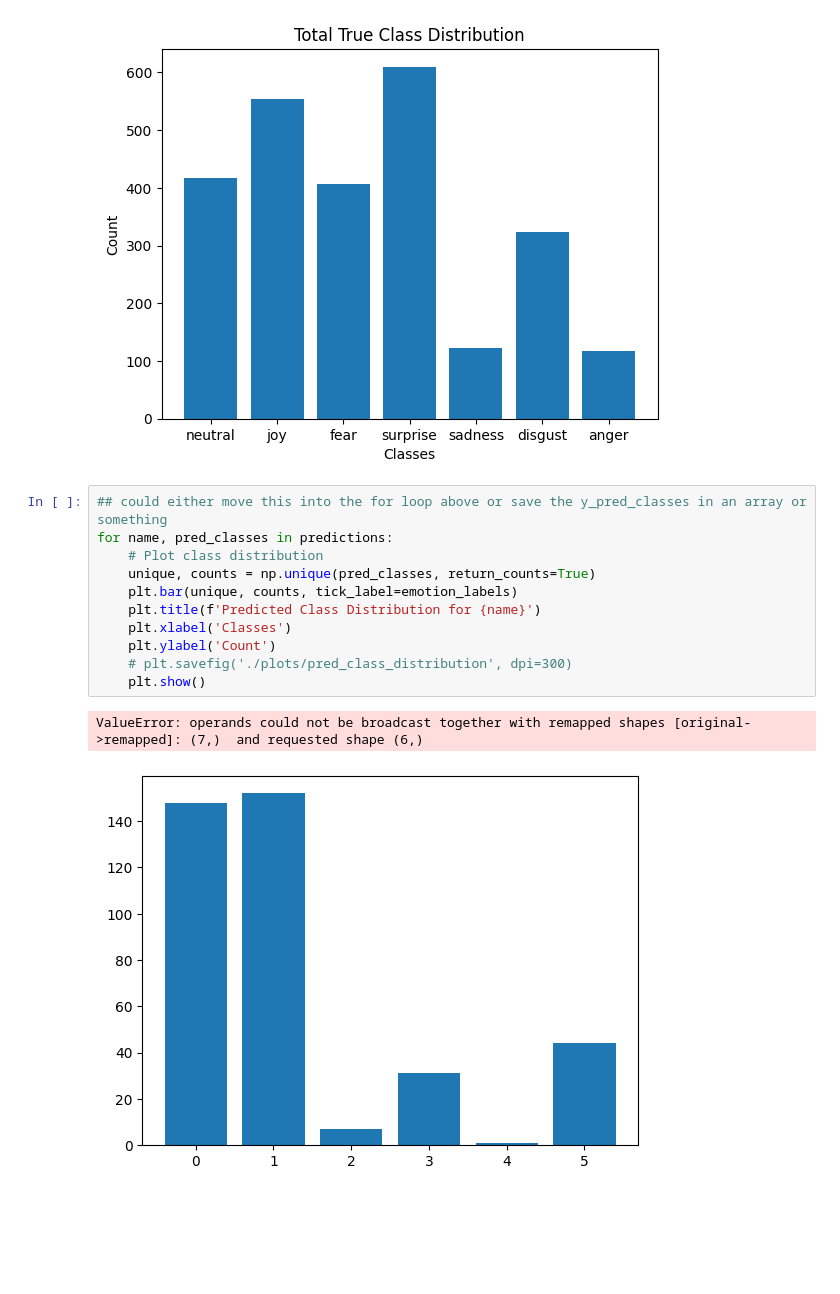
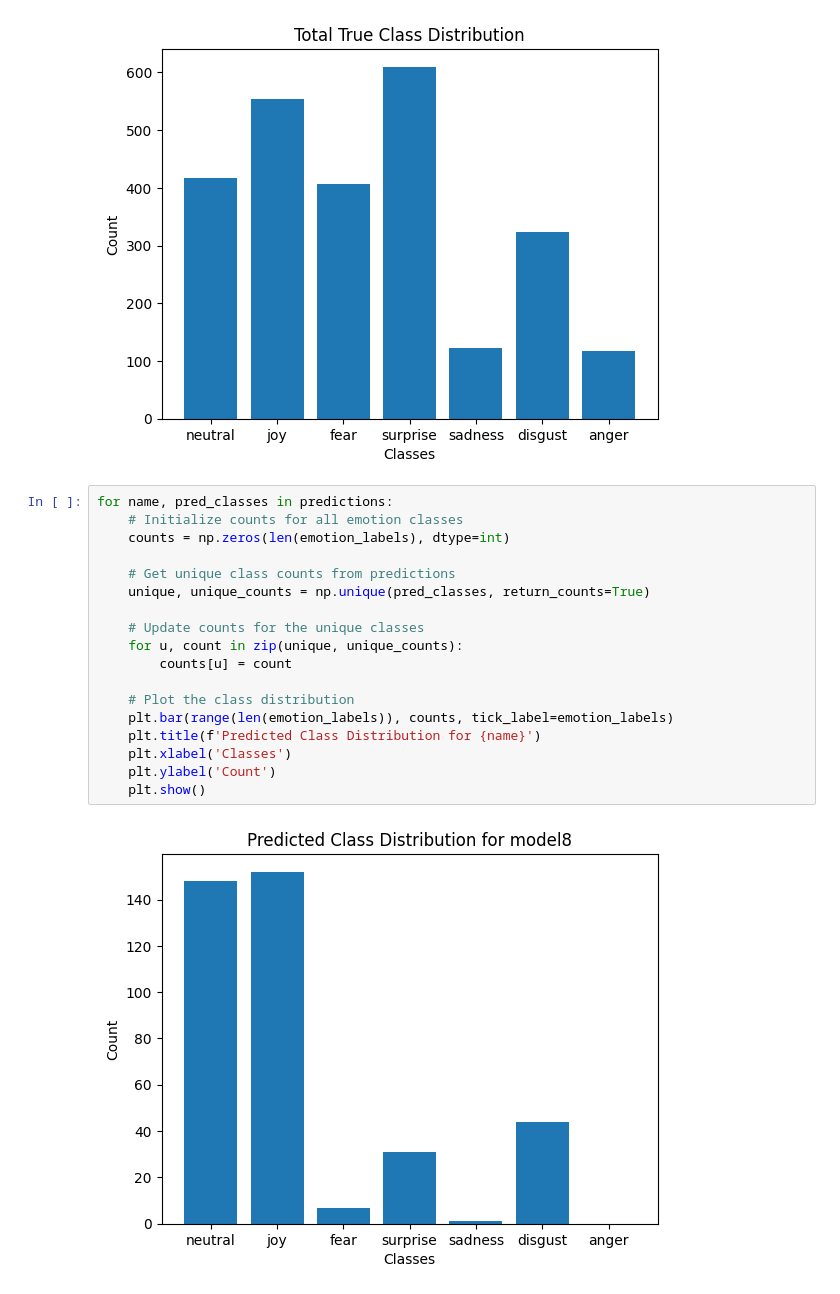
Before and after one commit to wyattnapier/ds340project, a Jupyter notebook: two_branches.ipynb, the cells around one changed output. Drawn from its saved outputs; the diff is of its cells as text; blank space fills up the shorter version.

Commit message:
fixed some of the figures at the end

```diff
--- a/two_branches.ipynb
+++ b/two_branches.ipynb
@@ -845,16 +833,22 @@ plt.show()
 # %% [output]
 [figure]
 # %%
-## could either move this into the for loop above or save the y_pred_classes in an array or something
 for name, pred_classes in predictions:
-    # Plot class distribution
-    unique, counts = np.unique(pred_classes, return_counts=True)
-    plt.bar(unique, counts, tick_label=emotion_labels)
+    # Initialize counts for all emotion classes
+    counts = np.zeros(len(emotion_labels), dtype=int)
+
+    # Get unique class counts from predictions
+    unique, unique_counts = np.unique(pred_classes, return_counts=True)
+
+    # Update counts for the unique classes
+    for u, count in zip(unique, unique_counts):
+        counts[u] = count
+
+    # Plot the class distribution
+    plt.bar(range(len(emotion_labels)), counts, tick_label=emotion_labels)
     plt.title(f'Predicted Class Distribution for {name}')
     plt.xlabel('Classes')
     plt.ylabel('Count')
-    # plt.savefig('./plots/pred_class_distribution', dpi=300)
     plt.show()
 # %% [output]
-ValueError: operands could not be broadcast together with remapped shapes [original->remapped]: (7,)  and requested shape (6,)
-[figure, old version]
+[figure, new version]
```
Also changed, not shown: parts of 2 cells of this notebook.
